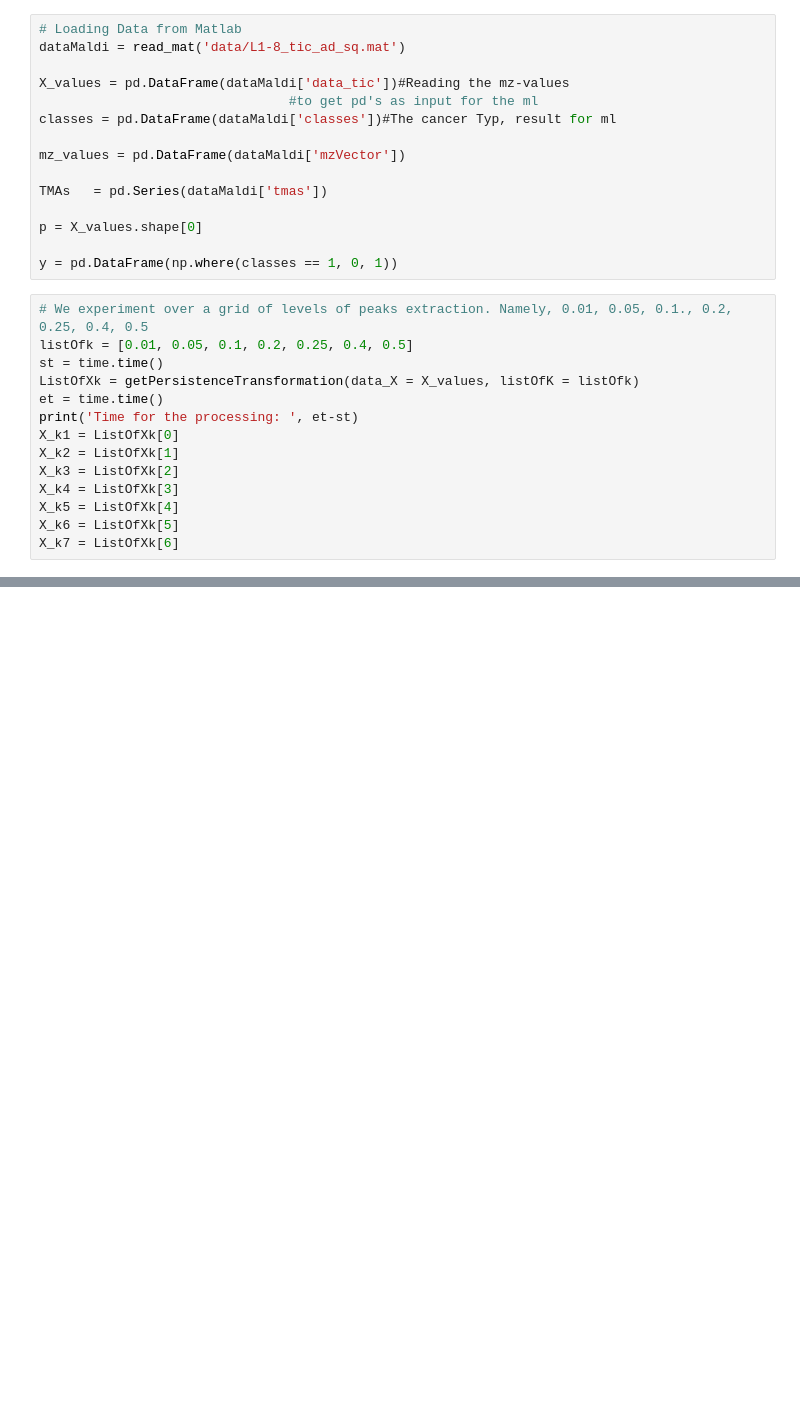
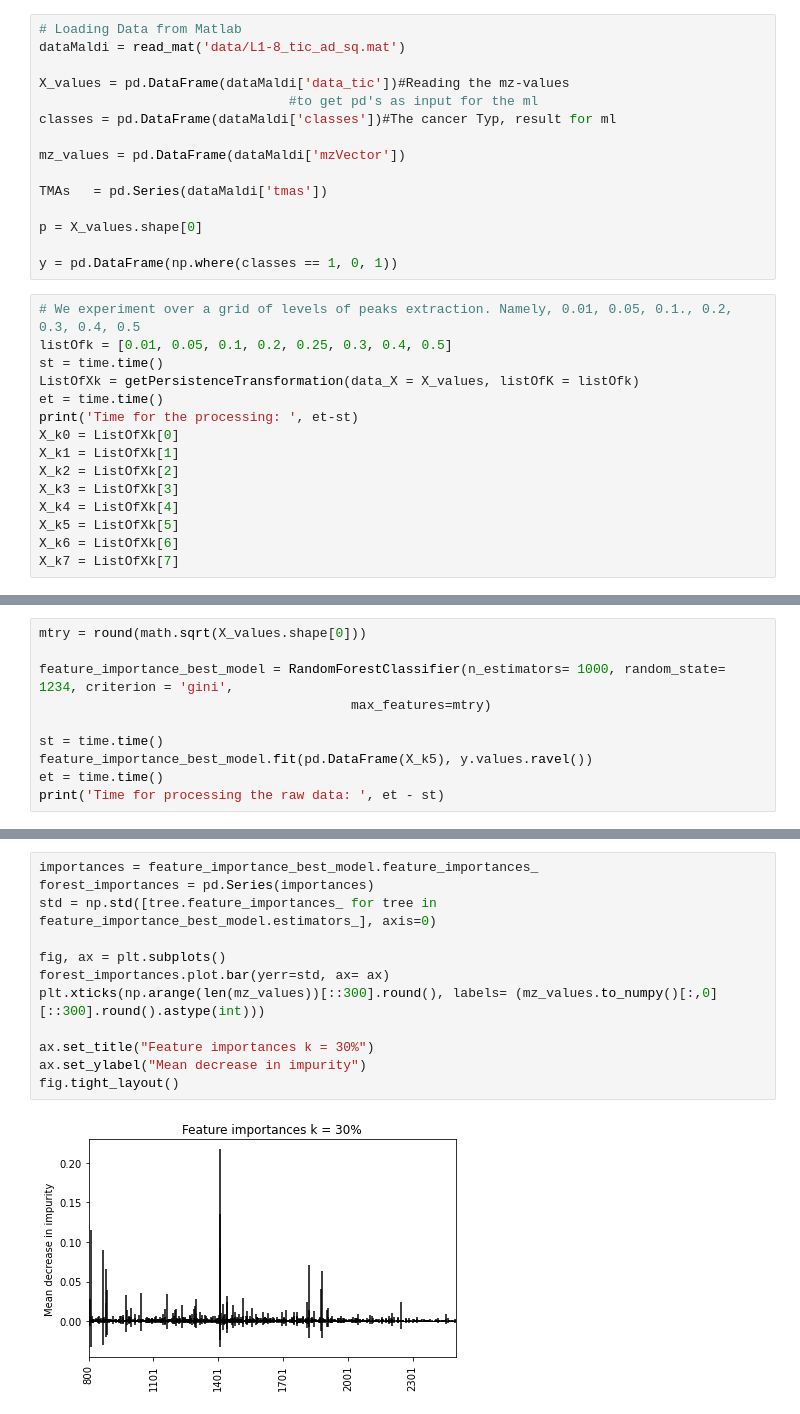
Before and after one commit to klailag/SupervisedTDAMethodForMALDI, a Jupyter notebook: pythonCode/main.ipynb, the cells around one changed output, grey strips where cells are left out. Cells and saved outputs as stored; diff of their text form; blank space fills up the shorter version.

```diff
--- a/pythonCode/main.ipynb
+++ b/pythonCode/main.ipynb
@@ -166,17 +166,18 @@ p = X_values.shape[0]
 
 y = pd.DataFrame(np.where(classes == 1, 0, 1))
 # %%
-# We experiment over a grid of levels of peaks extraction. Namely, 0.01, 0.05, 0.1., 0.2, 0.25, 0.4, 0.5
-listOfk = [0.01, 0.05, 0.1, 0.2, 0.25, 0.4, 0.5]
+# We experiment over a grid of levels of peaks extraction. Namely, 0.01, 0.05, 0.1., 0.2, 0.3, 0.4, 0.5
+listOfk = [0.01, 0.05, 0.1, 0.2, 0.25, 0.3, 0.4, 0.5]
 st = time.time()
 ListOfXk = getPersistenceTransformation(data_X = X_values, listOfK = listOfk)
 et = time.time()
 print('Time for the processing: ', et-st)
-X_k1 = ListOfXk[0]
-X_k2 = ListOfXk[1]
-X_k3 = ListOfXk[2]
-X_k4 = ListOfXk[3]
-X_k5 = ListOfXk[4]
-X_k6 = ListOfXk[5]
-X_k7 = ListOfXk[6]
+X_k0 = ListOfXk[0]
+X_k1 = ListOfXk[1]
+X_k2 = ListOfXk[2]
+X_k3 = ListOfXk[3]
+X_k4 = ListOfXk[4]
+X_k5 = ListOfXk[5]
+X_k6 = ListOfXk[6]
+X_k7 = ListOfXk[7]
 # %% [output]
@@ -504,0 +403,10 @@ plt.savefig("results/example_of_spectra.pdf", format="pdf", bbox_inches="tight")
+# %%
+mtry = round(math.sqrt(X_values.shape[0]))
+
+feature_importance_best_model = RandomForestClassifier(n_estimators= 1000, random_state= 1234, criterion = 'gini',
+                                        max_features=mtry)
+
+st = time.time()
+feature_importance_best_model.fit(pd.DataFrame(X_k5), y.values.ravel())
+et = time.time()
+print('Time for processing the raw data: ', et - st)
@@ -504,0 +428,14 @@ plt.savefig("results/example_of_spectra.pdf", format="pdf", bbox_inches="tight")
+# %%
+importances = feature_importance_best_model.feature_importances_
+forest_importances = pd.Series(importances)
+std = np.std([tree.feature_importances_ for tree in feature_importance_best_model.estimators_], axis=0)
+
+fig, ax = plt.subplots()
+forest_importances.plot.bar(yerr=std, ax= ax)
+plt.xticks(np.arange(len(mz_values))[::300].round(), labels= (mz_values.to_numpy()[:,0][::300].round().astype(int)))
+
+ax.set_title("Feature importances k = 30%")
+ax.set_ylabel("Mean decrease in impurity")
+fig.tight_layout()
+# %% [output]
+[figure, added]
```
Also changed, not shown: parts of 22 cells of this notebook.
